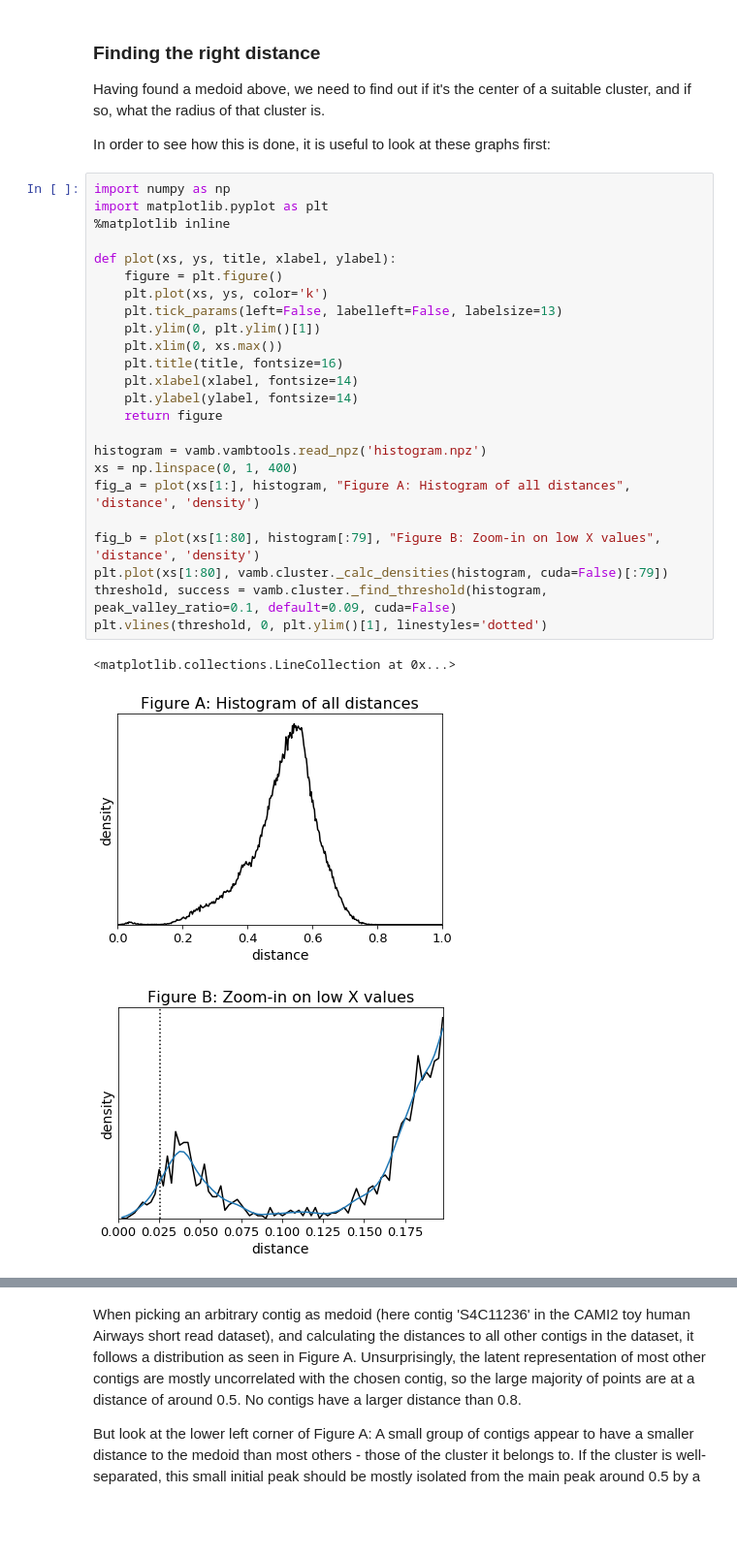
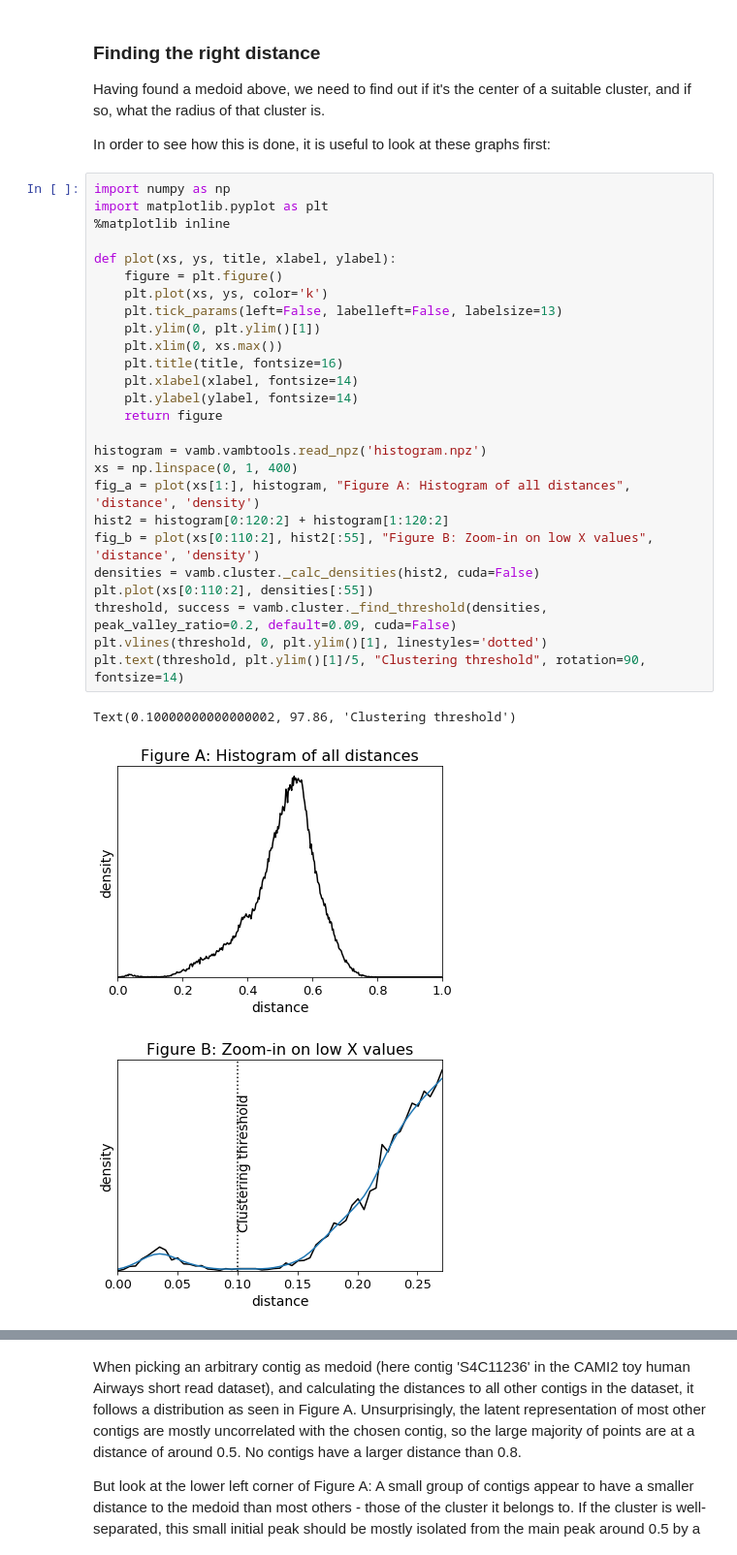
Before and after one commit to RasmussenLab/vamb, a Jupyter notebook: doc/tutorial.ipynb, the cells around one changed output, grey strips where cells are left out. Shown at 97% size. Cells and saved outputs as stored; diff of their text form; blank space fills up the shorter version.

```diff
--- a/doc/tutorial.ipynb
+++ b/doc/tutorial.ipynb
@@ -670,28 +670,30 @@ In order to see how this is done, it is useful to look at these graphs first:
 # %%
 import numpy as np
 import matplotlib.pyplot as plt
 %matplotlib inline
 
 def plot(xs, ys, title, xlabel, ylabel):
     figure = plt.figure()
     plt.plot(xs, ys, color='k')
     plt.tick_params(left=False, labelleft=False, labelsize=13)
     plt.ylim(0, plt.ylim()[1])
     plt.xlim(0, xs.max())
     plt.title(title, fontsize=16)
     plt.xlabel(xlabel, fontsize=14)
     plt.ylabel(ylabel, fontsize=14)
     return figure
 
 histogram = vamb.vambtools.read_npz('histogram.npz')
 xs = np.linspace(0, 1, 400)
 fig_a = plot(xs[1:], histogram, "Figure A: Histogram of all distances", 'distance', 'density')
-
-fig_b = plot(xs[1:80], histogram[:79], "Figure B: Zoom-in on low X values", 'distance', 'density')
-plt.plot(xs[1:80], vamb.cluster._calc_densities(histogram, cuda=False)[:79])
-threshold, success = vamb.cluster._find_threshold(histogram, peak_valley_ratio=0.1, default=0.09, cuda=False)
+hist2 = histogram[0:120:2] + histogram[1:120:2]
+fig_b = plot(xs[0:110:2], hist2[:55], "Figure B: Zoom-in on low X values", 'distance', 'density')
+densities = vamb.cluster._calc_densities(hist2, cuda=False)
+plt.plot(xs[0:110:2], densities[:55])
+threshold, success = vamb.cluster._find_threshold(densities, peak_valley_ratio=0.2, default=0.09, cuda=False)
 plt.vlines(threshold, 0, plt.ylim()[1], linestyles='dotted')
+plt.text(threshold, plt.ylim()[1]/5, "Clustering threshold", rotation=90, fontsize=14)
 # %% [output]
-<matplotlib.collections.LineCollection at 0x...>
+Text(0.10000000000000002, 97.86, 'Clustering threshold')
 [figure]
-[figure, old version]
+[figure, new version]
```
Also changed, not shown: parts of 3 cells of this notebook, 5 other files.
